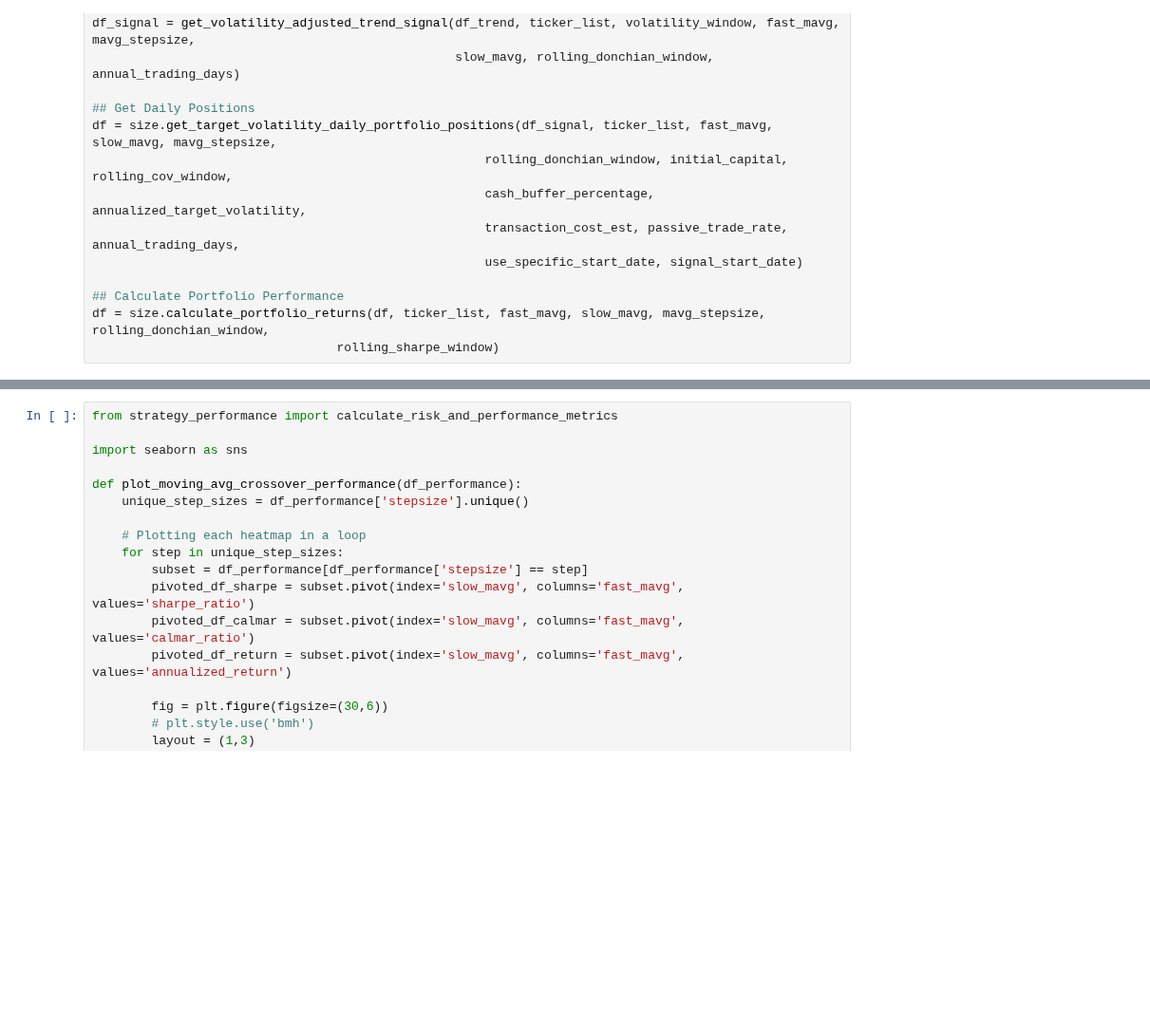
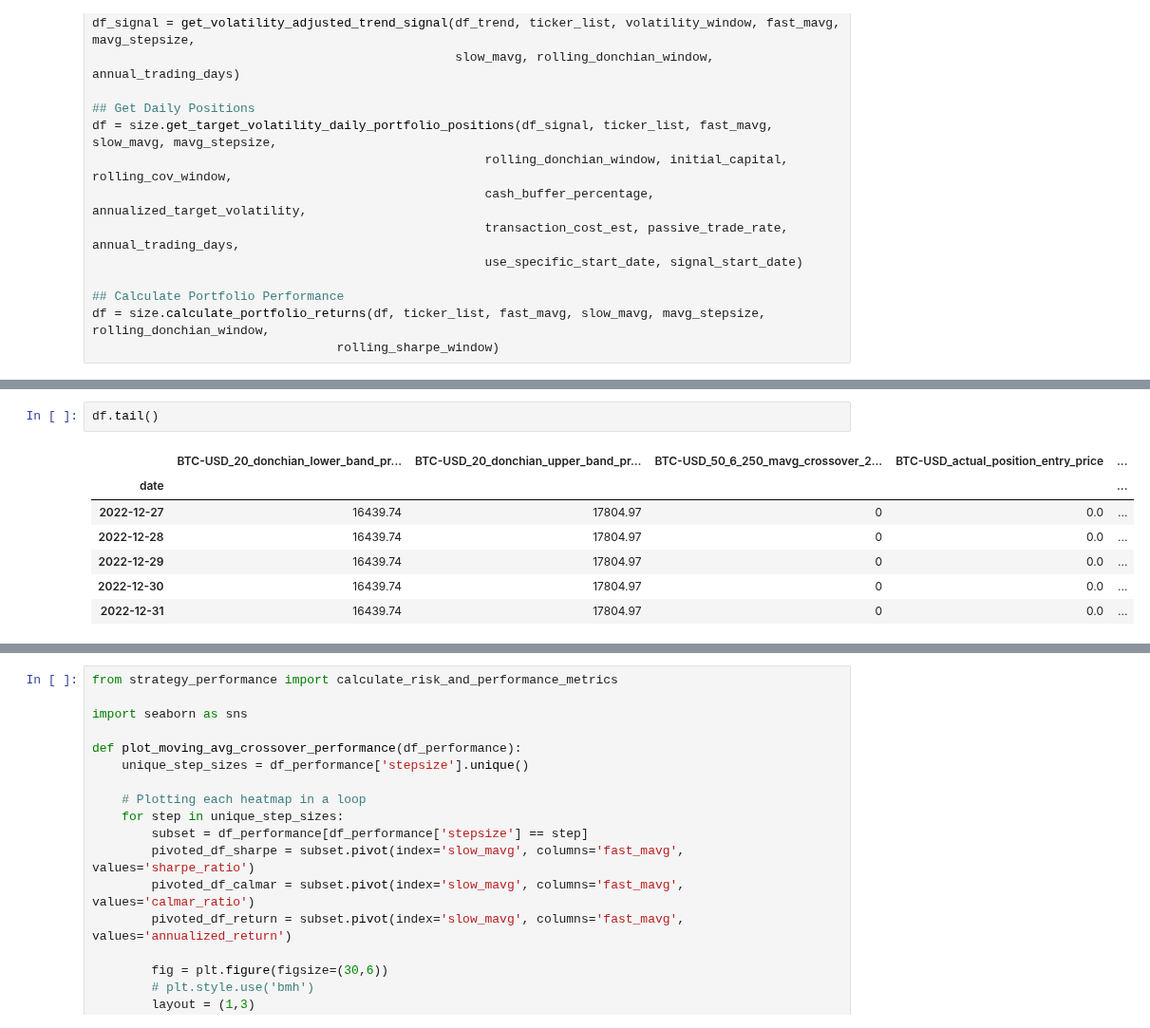
Before and after one commit to adheerchauhan/trend_following, a Jupyter notebook: Trend_Following_Signal_Position_Sizing_Research.ipynb, the cells around one changed output, grey strips where cells are left out. Shown at 95% size. Saved outputs shown, nothing was run; the diff lists cells and outputs as text; blank space fills up the shorter version.

```diff
--- a/Trend_Following_Signal_Position_Sizing_Research.ipynb
+++ b/Trend_Following_Signal_Position_Sizing_Research.ipynb
@@ -270,3 +302,13 @@ df = size.calculate_portfolio_returns(df, ticker_list, fast_mavg, slow_mavg, mav
+# %%
+df.tail()
+# %% [output]
+|  | BTC-USD_20_donchian_lower_band_pr... | BTC-USD_20_donchian_upper_band_pr... | BTC-USD_50_6_250_mavg_crossover_2... | BTC-USD_actual_position_entry_price | ... |
+| date |  |  |  |  | ... |
+| 2022-12-27 | 16439.74 | 17804.97 | 0 | 0.0 | ... |
+| 2022-12-28 | 16439.74 | 17804.97 | 0 | 0.0 | ... |
+| 2022-12-29 | 16439.74 | 17804.97 | 0 | 0.0 | ... |
+| 2022-12-30 | 16439.74 | 17804.97 | 0 | 0.0 | ... |
+| 2022-12-31 | 16439.74 | 17804.97 | 0 | 0.0 | ... |
 # %%
 perf.calculate_risk_and_performance_metrics(df, strategy_daily_return_col='portfolio_daily_pct_returns', strategy_trade_count_col='count_of_positions',
                                             include_transaction_costs_and_fees=False, annual_trading_days=365)
```
Also changed, not shown: parts of 5 cells of this notebook.
